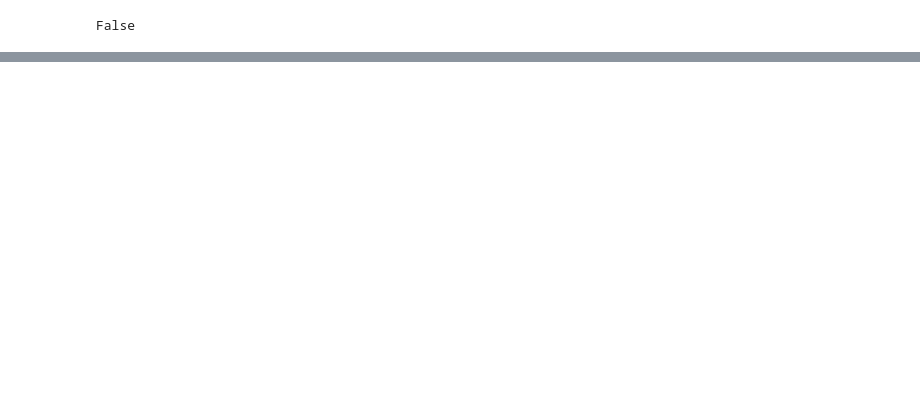
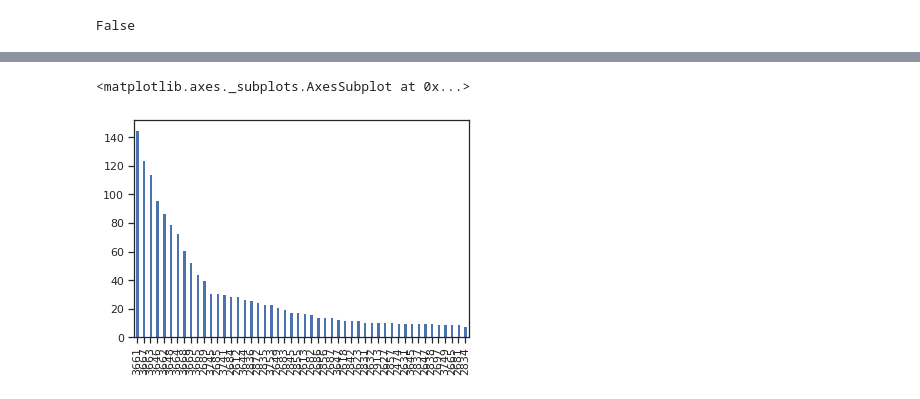
Before and after one commit to chajmz/Dataquest, a Jupyter notebook: Orbit_PEDS.ipynb, the cells around one changed output, grey strips where cells are left out. Drawn from its saved outputs; the diff is of its cells as text; code cells hidden in the pictures; blank space fills up the shorter version.

```diff
--- a/Orbit_PEDS.ipynb
+++ b/Orbit_PEDS.ipynb
@@ -375,0 +437,4 @@ df_exam_s.sample(10)
+# %%
+#Let's focus on direct competitors : GE, HWL & RC
+df_competitors = df[(df.norm_assignee == 'ELBIT') | (df.norm_assignee == 'GARMIN') | (df.norm_assignee == 'THALES') | (df.norm_assignee == 'GE AVIATION') | (df.norm_assignee == 'COLLINS') | (df.norm_assignee == 'HONEYWELL')]
+df_competitors.sample(10)
@@ -375,0 +453,6 @@ df_exam_s.sample(10)
+# %%
+top_art_competitors = df_competitors['art_unit'].value_counts()
+top_art_competitors.head(50).plot(kind='bar')
+# %% [output]
+<matplotlib.axes._subplots.AxesSubplot at 0x...>
+[figure, added]
```
Also changed, not shown: parts of 20 cells of this notebook.
